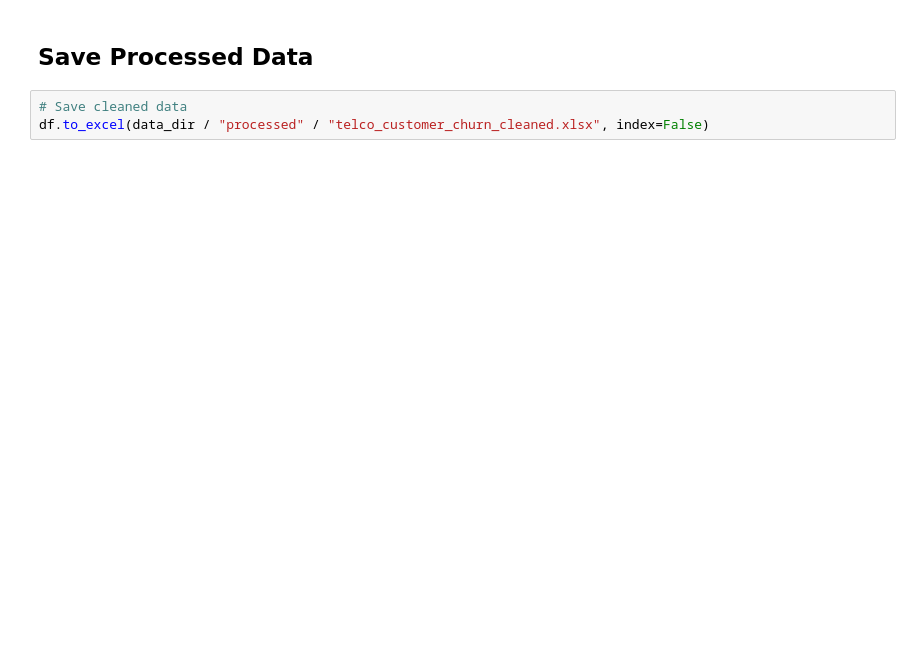
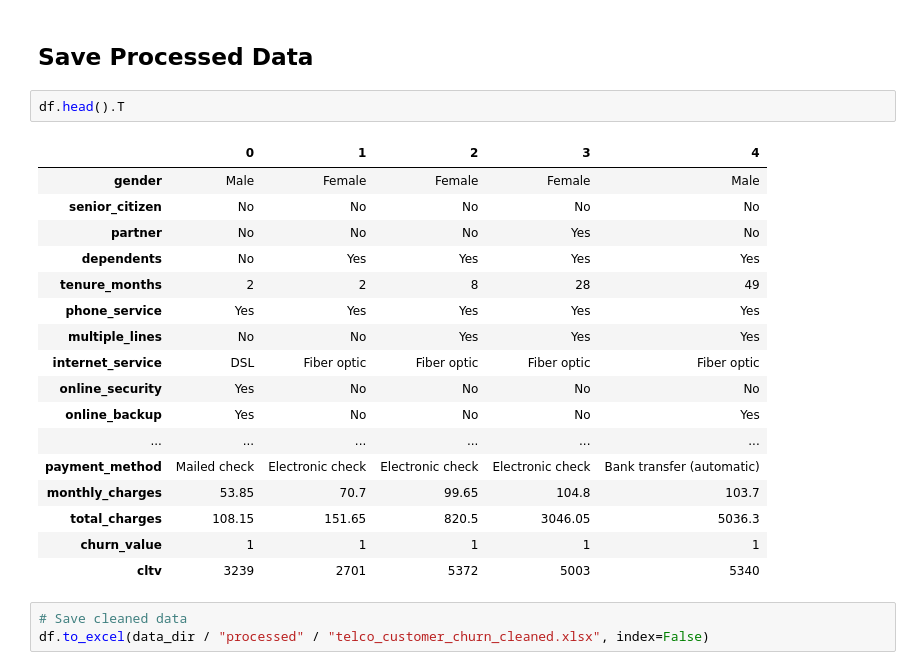
Before and after one commit to FerFilho23/Telecom-Churn-Prediction, a Jupyter notebook: notebooks/01_eda.ipynb, the cells around one changed output. Cells and saved outputs as stored; diff of their text form; blank space fills up the shorter version.

```diff
--- a/notebooks/01_eda.ipynb
+++ b/notebooks/01_eda.ipynb
@@ -367,5 +576,25 @@ fig.show()
 # %% [markdown]
 ## Save Processed Data
+# %%
+df.head().T
+# %% [output]
+|  | 0 | 1 | 2 | 3 | 4 |
+| gender | Male | Female | Female | Female | Male |
+| senior_citizen | No | No | No | No | No |
+| partner | No | No | No | Yes | No |
+| dependents | No | Yes | Yes | Yes | Yes |
+| tenure_months | 2 | 2 | 8 | 28 | 49 |
+| phone_service | Yes | Yes | Yes | Yes | Yes |
+| multiple_lines | No | No | Yes | Yes | Yes |
+| internet_service | DSL | Fiber optic | Fiber optic | Fiber optic | Fiber optic |
+| online_security | Yes | No | No | No | No |
+| online_backup | Yes | No | No | No | Yes |
+| ... | ... | ... | ... | ... | ... |
+| payment_method | Mailed check | Electronic check | Electronic check | Electronic check | Bank transfer (automatic) |
+| monthly_charges | 53.85 | 70.7 | 99.65 | 104.8 | 103.7 |
+| total_charges | 108.15 | 151.65 | 820.5 | 3046.05 | 5036.3 |
+| churn_value | 1 | 1 | 1 | 1 | 1 |
+| cltv | 3239 | 2701 | 5372 | 5003 | 5340 |
 # %%
 # Save cleaned data
 df.to_excel(data_dir / "processed" / "telco_customer_churn_cleaned.xlsx", index=False)
```
Also changed, not shown: parts of 16 cells of this notebook, 1 other file.
